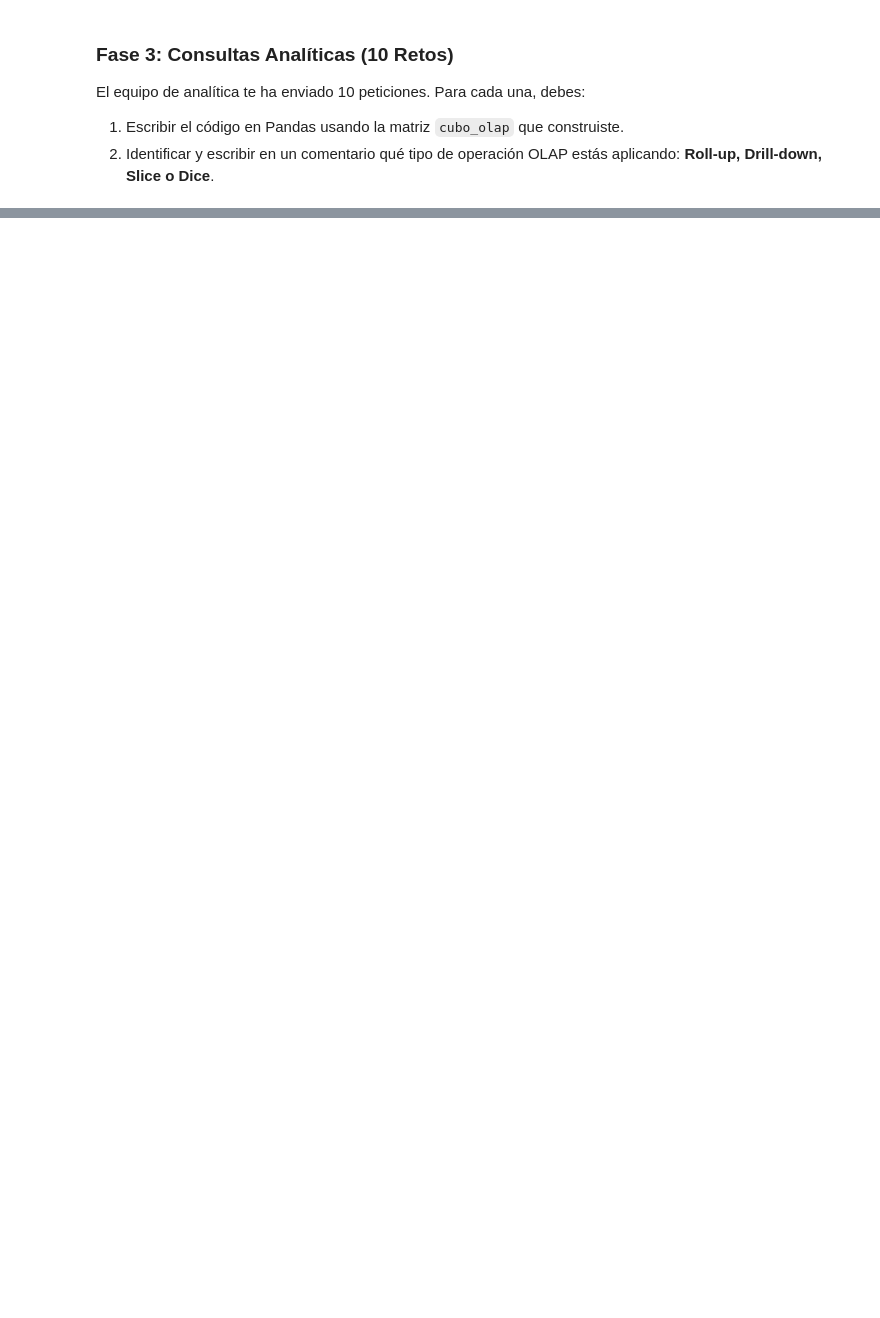
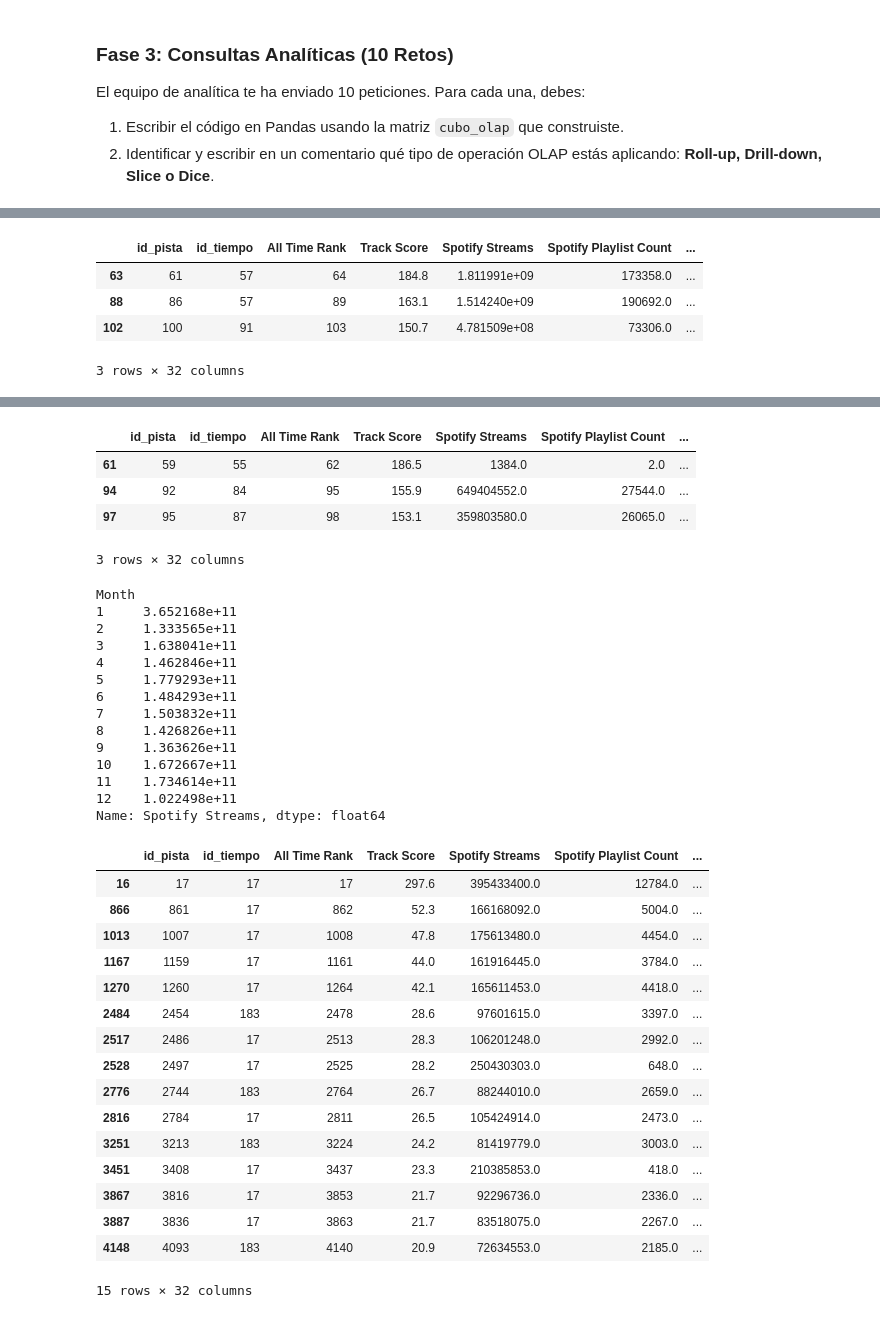
Before and after one commit to Rhamses09/mineria_datos, a Jupyter notebook: parcial2/olap/03-OLAP_operations_exercise.ipynb, the cells around one changed output, grey strips where cells are left out. Drawn from its saved outputs; the diff is of its cells as text; code cells hidden in the pictures; blank space fills up the shorter version.

Commit message:
spotify

```diff
--- a/parcial2/olap/03-OLAP_operations_exercise.ipynb
+++ b/parcial2/olap/03-OLAP_operations_exercise.ipynb
@@ -99,4 +99,6 @@ fact_streams.head()
 5 rows × 25 columns
 # %%
 # 4. (LOAD) Reconstruir el Cubo en memoria para las consultas
-# cubo_olap = fact_streams.merge(...)
+cubo_olap = fact_streams.merge(dim_pista, on='id_pista', how='inner')
+cubo_olap = cubo_olap.merge(dim_tiempo, on='id_tiempo', how='inner')
+display(cubo_olap.head(3))
@@ -131,20 +200,31 @@ respuesta_5 = # Tu código...
 # %%
 # RETO 6: Muestra el comportamiento analítico aislando únicamente los datos del artista "Bad Bunny".
-# Operación OLAP: [Escribe aquí...]
-respuesta_6 = # Tu código...
+# Operación OLAP: Slice (corte fijando la dimensión artista)
+respuesta_6 = cubo_olap[cubo_olap['Artist'] == 'Bad Bunny']
+display(respuesta_6.head(3))
 
 # RETO 7: Aumenta el nivel de detalle: Muestra el total de 'YouTube Views' agrupado por Artista, y dentro de cada Artista, desglosado por Nombre de la Canción (Track).
-# Operación OLAP: [Escribe aquí...]
-respuesta_7 = # Tu código...
+# Operación OLAP: Drill-down (desglose jerárquico pasando de Artista a Canción individual)
+respuesta_7 = cubo_olap.groupby(['Artist', 'Track'])['YouTube Views'].sum()
+display(respuesta_7)
 
 # RETO 8: Extrae un sub-cubo que contenga únicamente canciones lanzadas en el Mes 12 (Diciembre) del Año 2023.
-# Operación OLAP: [Escribe aquí...]
-respuesta_8 = # Tu código...
+# Operación OLAP: Dice (sub-cubo con filtro combinado de dos atributos temporales: Mes y Año)
+respuesta_8 = cubo_olap[(cubo_olap['Month'] == 12) & (cubo_olap['Year'] == 2023)]
+display(respuesta_8.head(3))
 
 # RETO 9: Resume la información calculando el total histórico de 'Spotify Streams' de todos los tiempos, agrupado por Mes (para saber en qué mes históricamente se lanza la música más exitosa).
-# Operación OLAP: [Escribe aquí...]
-respuesta_9 = # Tu código...
+# Operación OLAP: Roll-up (agregación general acumulando métricas a nivel de Mes)
+respuesta_9 = cubo_olap.groupby('Month')['Spotify Streams'].sum()
+display(respuesta_9)
 
 # RETO 10: Extrae un bloque de información filtrando las canciones de "Taylor Swift" que NO sean explícitas y hayan salido en 2024.
-# Operación OLAP: [Escribe aquí...]
-respuesta_10 = # Tu código...
+# Operación OLAP: Dice (sub-cubo filtrando a través de 3 dimensiones simultáneas: Artista, Contenido y Año)
+respuesta_10 = cubo_olap[(cubo_olap['Artist'] == 'Taylor Swift') & (cubo_olap['Explicit Track'] == 0) & (cubo_olap['Year'] == 2024)]
+display(respuesta_10)
+# %% [output]
+|  | id_pista | id_tiempo | All Time Rank | Track Score | Spotify Streams | Spotify Playlist Count | ... |
+| 63 | 61 | 57 | 64 | 184.8 | 1.811991e+09 | 173358.0 | ... |
+| 88 | 86 | 57 | 89 | 163.1 | 1.514240e+09 | 190692.0 | ... |
+| 102 | 100 | 91 | 103 | 150.7 | 4.781509e+08 | 73306.0 | ... |
+3 rows × 32 columns
@@ -150,0 +244,36 @@ respuesta_10 = # Tu código...
+|  | id_pista | id_tiempo | All Time Rank | Track Score | Spotify Streams | Spotify Playlist Count | ... |
+| 61 | 59 | 55 | 62 | 186.5 | 1384.0 | 2.0 | ... |
+| 94 | 92 | 84 | 95 | 155.9 | 649404552.0 | 27544.0 | ... |
+| 97 | 95 | 87 | 98 | 153.1 | 359803580.0 | 26065.0 | ... |
+3 rows × 32 columns
+Month
+1     3.652168e+11
+2     1.333565e+11
+3     1.638041e+11
+4     1.462846e+11
+5     1.779293e+11
+6     1.484293e+11
+7     1.503832e+11
+8     1.426826e+11
+9     1.363626e+11
+10    1.672667e+11
+11    1.734614e+11
+12    1.022498e+11
+Name: Spotify Streams, dtype: float64
+|  | id_pista | id_tiempo | All Time Rank | Track Score | Spotify Streams | Spotify Playlist Count | ... |
+| 16 | 17 | 17 | 17 | 297.6 | 395433400.0 | 12784.0 | ... |
+| 866 | 861 | 17 | 862 | 52.3 | 166168092.0 | 5004.0 | ... |
+| 1013 | 1007 | 17 | 1008 | 47.8 | 175613480.0 | 4454.0 | ... |
+| 1167 | 1159 | 17 | 1161 | 44.0 | 161916445.0 | 3784.0 | ... |
+| 1270 | 1260 | 17 | 1264 | 42.1 | 165611453.0 | 4418.0 | ... |
+| 2484 | 2454 | 183 | 2478 | 28.6 | 97601615.0 | 3397.0 | ... |
+| 2517 | 2486 | 17 | 2513 | 28.3 | 106201248.0 | 2992.0 | ... |
+| 2528 | 2497 | 17 | 2525 | 28.2 | 250430303.0 | 648.0 | ... |
+| 2776 | 2744 | 183 | 2764 | 26.7 | 88244010.0 | 2659.0 | ... |
+| 2816 | 2784 | 17 | 2811 | 26.5 | 105424914.0 | 2473.0 | ... |
+| 3251 | 3213 | 183 | 3224 | 24.2 | 81419779.0 | 3003.0 | ... |
+| 3451 | 3408 | 17 | 3437 | 23.3 | 210385853.0 | 418.0 | ... |
+| 3867 | 3816 | 17 | 3853 | 21.7 | 92296736.0 | 2336.0 | ... |
+| 3887 | 3836 | 17 | 3863 | 21.7 | 83518075.0 | 2267.0 | ... |
+| 4148 | 4093 | 183 | 4140 | 20.9 | 72634553.0 | 2185.0 | ... |
+15 rows × 32 columns
```
Also changed, not shown: parts of 4 cells of this notebook.
